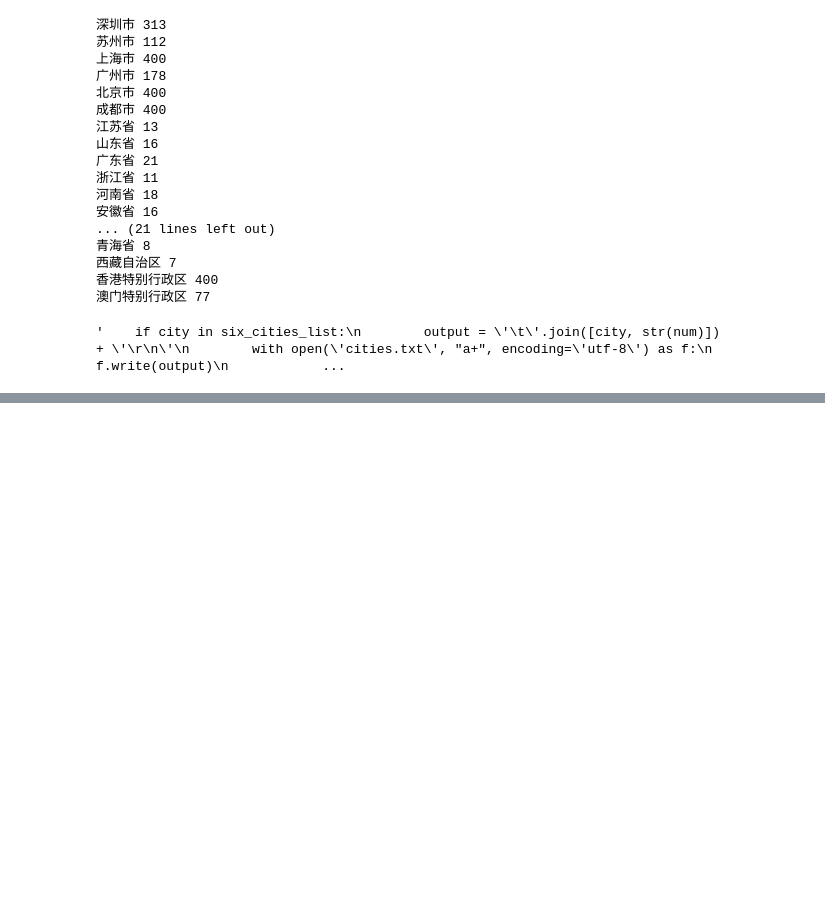
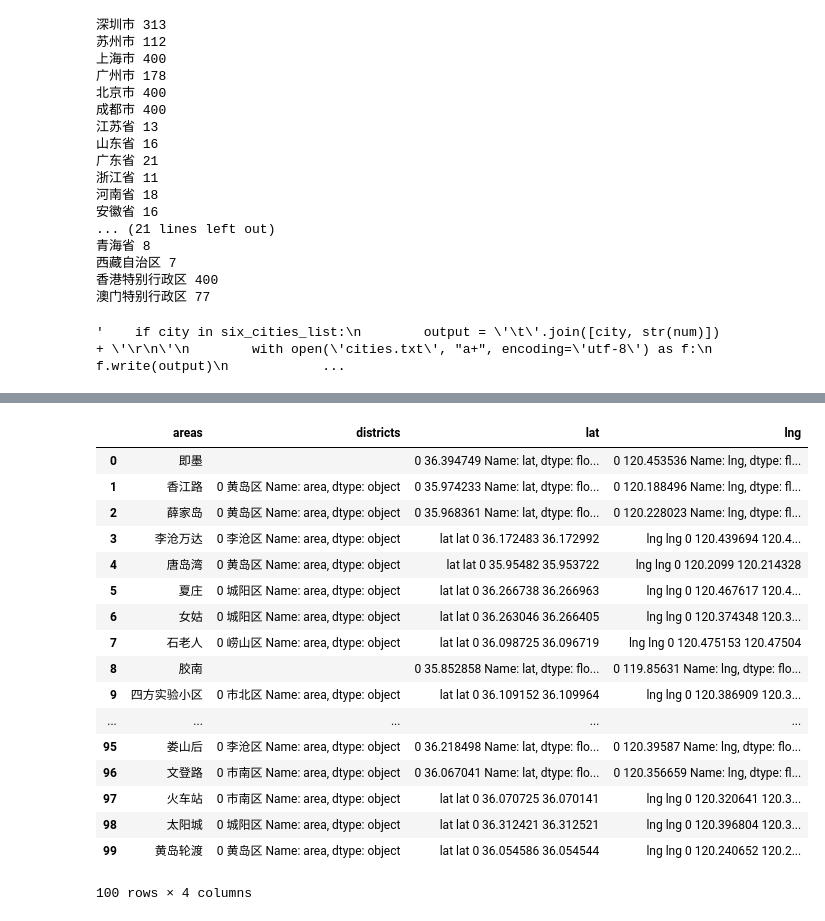
Before and after one commit to ffflora/city-in-data-science-qingdao, a Jupyter notebook: baidu-api.ipynb, the cells around one changed output, grey strips where cells are left out. Saved outputs shown, nothing was run; the diff lists cells and outputs as text; code cells hidden in the pictures; blank space fills up the shorter version.

Commit message:
Update for get district info

```diff
--- a/baidu-api.ipynb
+++ b/baidu-api.ipynb
@@ -523,0 +205,41 @@ KeyError: 'result'
+# %%
+#temp for test single one
+def getjson(loc,areas=[],districts=[],lat=[],lng=[]):
+    headers = {'User-Agent' : 'Mozilla/5.0 (Windows; U; Windows NT 6.1; en-US; rv:1.9.1.6) Gecko/20091201 Firefox/3.5.6'}
+    for i in range(0,1):
+
+        pa = {
+            'q': loc,
+            'region': '青岛市',
+            'scope': '2',
+            'page_size': 1,
+            'page_num': 0,
+            'city_limit':'true',
+            'output': 'json',
+            'coord_type':'1',
+            'ak': access
+        }
+        r = requests.get("http://api.map.baidu.com/place/v2/search", params=pa, headers= headers)
+        decodejson = json.loads(r.text)
+
+        test = pd.io.json.json_normalize(decodejson['results']) #flatten the json dicts
+        test.columns = test.columns.map(lambda x: x.split(".")[-1])
+        """valuea = loc[i]
+        valued = test['area']
+        #print(valued)
+        valuelat = test.lat
+        valuelng = test.lng
+        areas.append(valuea)
+        districts.append(valued)
+        lat.append(valuelat)
+        lng.append(valuelng)
+        #test.to_csv('data/district.csv',mode='a',encoding="utf8")
+        #print(decodejson,'\n')
+        #print(test,'\n')
+    dictn = {'areas':areas, 'districts':districts,'lat':lat,'lng':lng}
+    final = pd.DataFrame.from_dict(dictn,orient='index')"""
+        #result = decodejson
+    return test
+     #   print(test)
+    #return final
+getjson('国信体育场')
@@ -523,0 +345,22 @@ KeyError: 'result'
+# %%
+result = result.T
+result
+# %% [output]
+|  | areas | districts | lat | lng |
+| 0 | 即墨 |  | 0 36.394749 Name: lat, dtype: flo... | 0 120.453536 Name: lng, dtype: fl... |
+| 1 | 香江路 | 0 黄岛区 Name: area, dtype: object | 0 35.974233 Name: lat, dtype: flo... | 0 120.188496 Name: lng, dtype: fl... |
+| 2 | 薛家岛 | 0 黄岛区 Name: area, dtype: object | 0 35.968361 Name: lat, dtype: flo... | 0 120.228023 Name: lng, dtype: fl... |
+| 3 | 李沧万达 | 0 李沧区 Name: area, dtype: object | lat lat 0 36.172483 36.172992 | lng lng 0 120.439694 120.4... |
+| 4 | 唐岛湾 | 0 黄岛区 Name: area, dtype: object | lat lat 0 35.95482 35.953722 | lng lng 0 120.2099 120.214328 |
+| 5 | 夏庄 | 0 城阳区 Name: area, dtype: object | lat lat 0 36.266738 36.266963 | lng lng 0 120.467617 120.4... |
+| 6 | 女姑 | 0 城阳区 Name: area, dtype: object | lat lat 0 36.263046 36.266405 | lng lng 0 120.374348 120.3... |
+| 7 | 石老人 | 0 崂山区 Name: area, dtype: object | lat lat 0 36.098725 36.096719 | lng lng 0 120.475153 120.47504 |
+| 8 | 胶南 |  | 0 35.852858 Name: lat, dtype: flo... | 0 119.85631 Name: lng, dtype: flo... |
+| 9 | 四方实验小区 | 0 市北区 Name: area, dtype: object | lat lat 0 36.109152 36.109964 | lng lng 0 120.386909 120.3... |
+| ... | ... | ... | ... | ... |
+| 95 | 娄山后 | 0 李沧区 Name: area, dtype: object | 0 36.218498 Name: lat, dtype: flo... | 0 120.39587 Name: lng, dtype: flo... |
+| 96 | 文登路 | 0 市南区 Name: area, dtype: object | 0 36.067041 Name: lat, dtype: flo... | 0 120.356659 Name: lng, dtype: fl... |
+| 97 | 火车站 | 0 市南区 Name: area, dtype: object | lat lat 0 36.070725 36.070141 | lng lng 0 120.320641 120.3... |
+| 98 | 太阳城 | 0 城阳区 Name: area, dtype: object | lat lat 0 36.312421 36.312521 | lng lng 0 120.396804 120.3... |
+| 99 | 黄岛轮渡 | 0 黄岛区 Name: area, dtype: object | lat lat 0 36.054586 36.054544 | lng lng 0 120.240652 120.2... |
+100 rows × 4 columns
```
Also changed, not shown: parts of 15 cells of this notebook.
